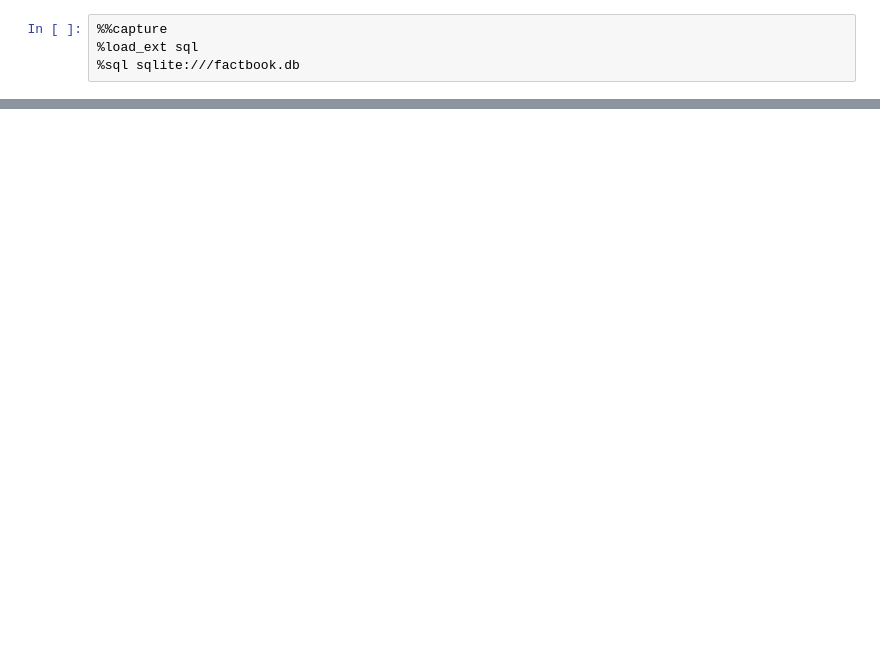
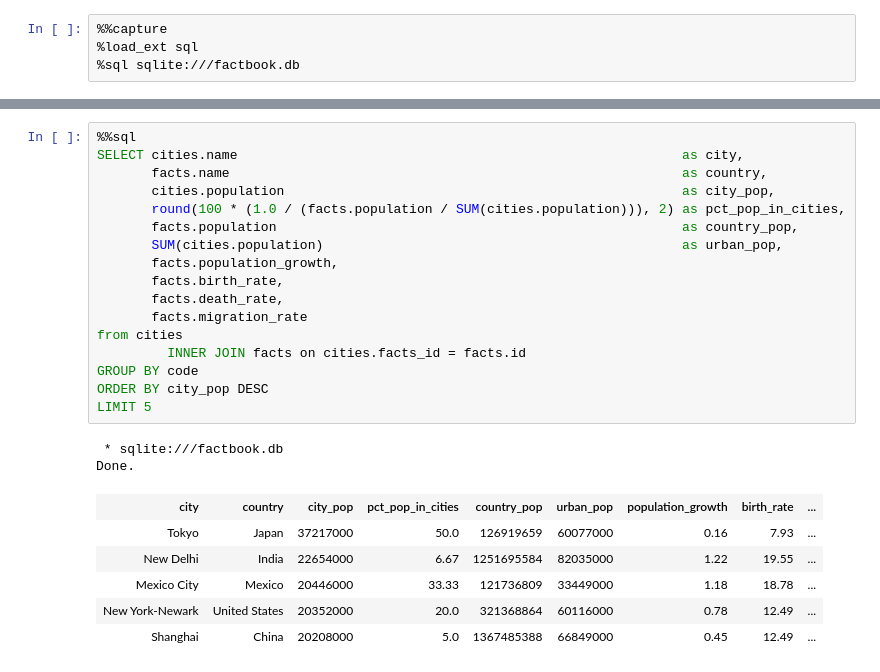
Before and after one commit to PRQL/pyprql, a Jupyter notebook: src/factbook_examples/notebook.ipynb, the cells around one changed output, grey strips where cells are left out. Drawn from its saved outputs; the diff is of its cells as text; blank space fills up the shorter version.

```diff
--- a/src/factbook_examples/notebook.ipynb
+++ b/src/factbook_examples/notebook.ipynb
@@ -155,0 +80,26 @@ Done.
+# %%
+%%sql
+SELECT cities.name                                                         as city,
+       facts.name                                                          as country,
+       cities.population                                                   as city_pop,
+       round(100 * (1.0 / (facts.population / SUM(cities.population))), 2) as pct_pop_in_cities,
+       facts.population                                                    as country_pop,
+       SUM(cities.population)                                              as urban_pop,
+       facts.population_growth,
+       facts.birth_rate,
+       facts.death_rate,
+       facts.migration_rate
+from cities
+         INNER JOIN facts on cities.facts_id = facts.id
+GROUP BY code
+ORDER BY city_pop DESC
+LIMIT 5
+# %% [output]
+ * sqlite:///factbook.db
+Done.
+| city | country | city_pop | pct_pop_in_cities | country_pop | urban_pop | population_growth | birth_rate | ... |
+| Tokyo | Japan | 37217000 | 50.0 | 126919659 | 60077000 | 0.16 | 7.93 | ... |
+| New Delhi | India | 22654000 | 6.67 | 1251695584 | 82035000 | 1.22 | 19.55 | ... |
+| Mexico City | Mexico | 20446000 | 33.33 | 121736809 | 33449000 | 1.18 | 18.78 | ... |
+| New York-Newark | United States | 20352000 | 20.0 | 321368864 | 60116000 | 0.78 | 12.49 | ... |
+| Shanghai | China | 20208000 | 5.0 | 1367485388 | 66849000 | 0.45 | 12.49 | ... |
```
Also changed, not shown: parts of 29 cells of this notebook, 18 other files.
